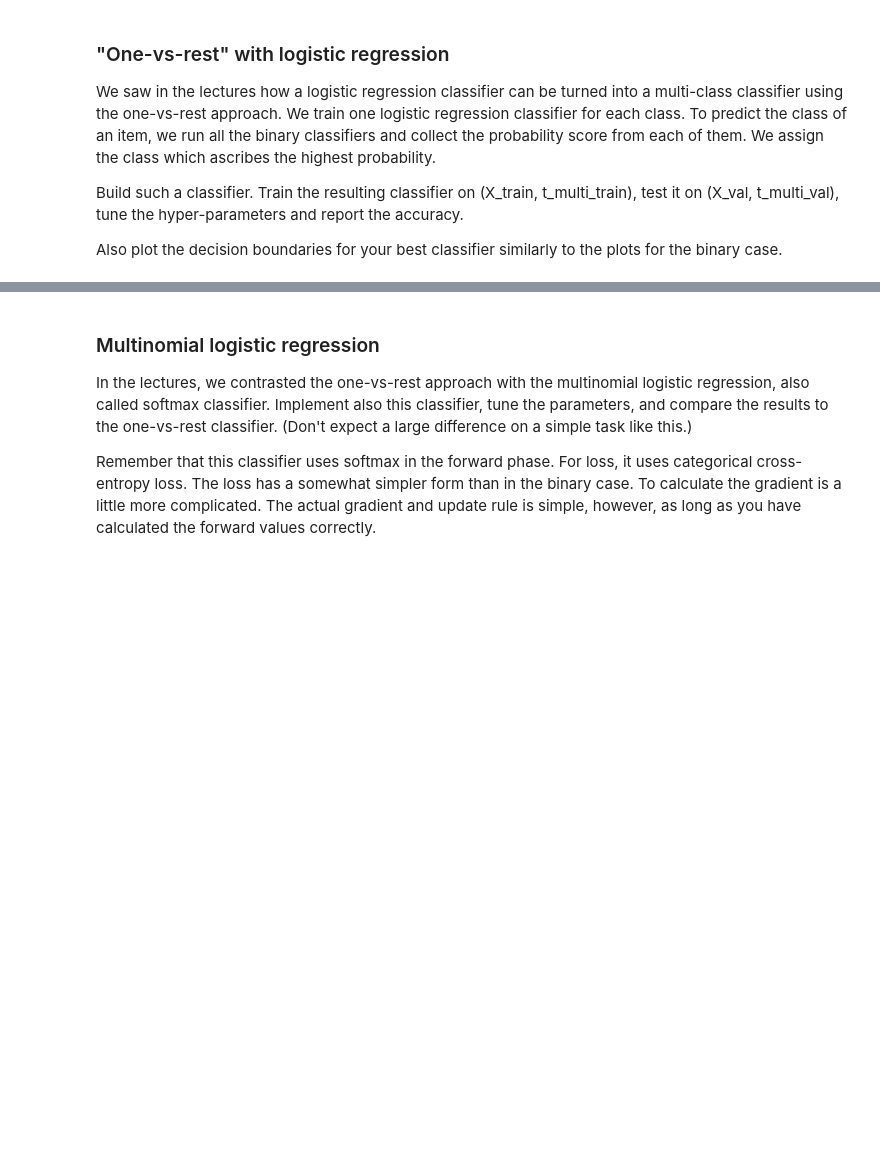
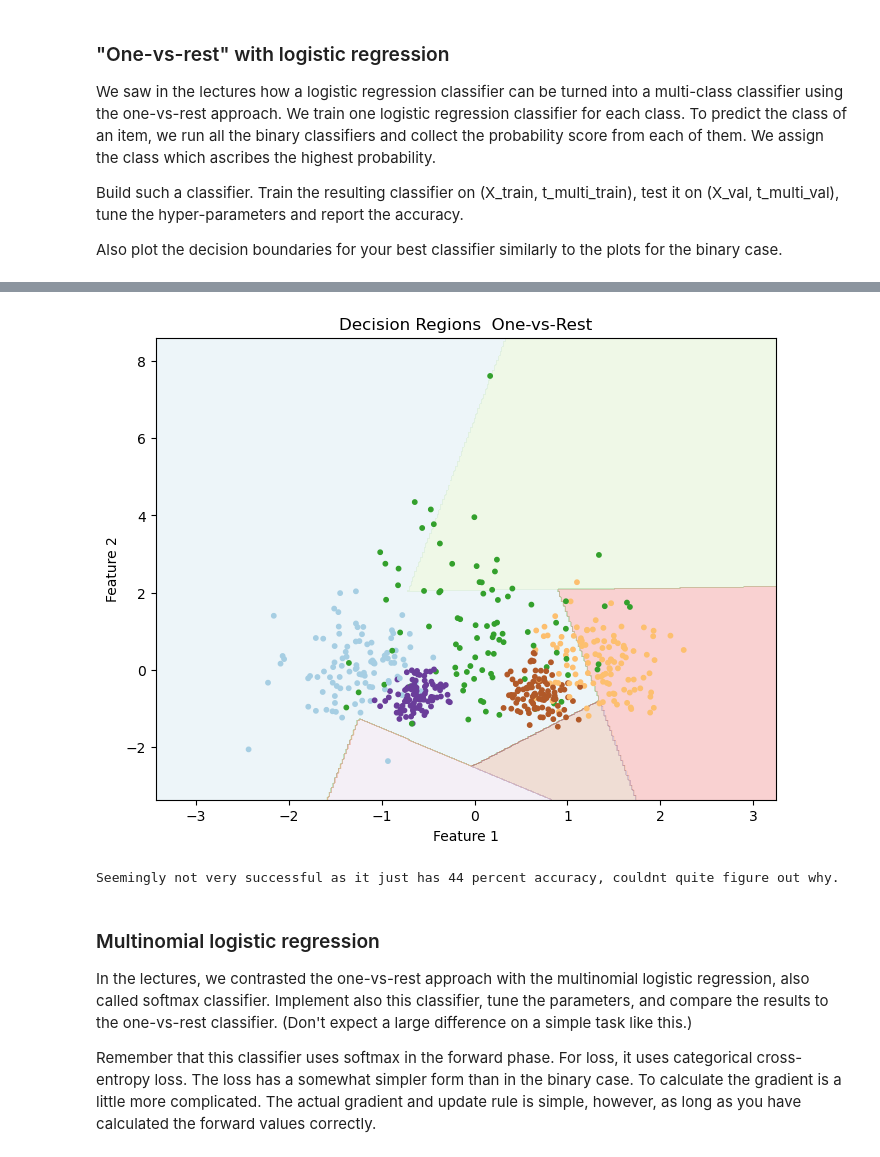
Before and after one commit to EliasTRuud/IN4050, a Jupyter notebook: Obligs/Assignment2/in4050_2024_assignment2.ipynb, the cells around one changed output, grey strips where cells are left out. Cells and saved outputs as stored; diff of their text form; code cells hidden in the pictures; blank space fills up the shorter version.

```diff
--- a/Obligs/Assignment2/in4050_2024_assignment2.ipynb
+++ b/Obligs/Assignment2/in4050_2024_assignment2.ipynb
@@ -575,3 +621,53 @@ Also plot the decision boundaries for your best classifier similarly to the plot
+# %%
+# Plot multi
+def plot_decision_regions_multi(X, t, clfs, size=(8, 6)): #Slightly edited version of plot for 1 classification, edited towards workingfor multiple classes
+    """
+    Help from fellow student with this code.
+    Plot the dataset (X, t) together with the decision boundaries of the classifiers in clfs.
+
+    X: Data features
+    t: Target labels
+    clfs: List of classifiers, each one being a binary classifier as part of the one-vs-rest scheme.
+    size: Size of the plot
+    """
+
+    # Define the mesh grid
+    x_min, x_max = X[:, 0].min() - 1, X[:, 0].max() + 1
+    y_min, y_max = X[:, 1].min() - 1, X[:, 1].max() + 1
+    h = 0.02  # Step size in the mesh
+    xx, yy = np.meshgrid(np.arange(x_min, x_max, h), np.arange(y_min, y_max, h))
+
+    # Predict class for each point in the grid
+    grid_points = np.c_[xx.ravel(), yy.ravel()]
+    class_probs = np.array([clf.predict(grid_points) for clf in clfs])  # Class probabilities, assigning different class probabilites for each point, #this is the biggest difference
+    Z = np.argmax(class_probs, axis=0)  # Class with the highest probability
+
+    Z = Z.reshape(xx.shape)
+
+    plt.figure(figsize=size)
+
+    # Put the result into a color plot
+    plt.contourf(xx, yy, Z, alpha=0.2, cmap='Paired')
+
+    # Plot the data points
+    plt.scatter(X[:, 0], X[:, 1], c=t, s=10.0, cmap='Paired')
+
+    # Define plot range and titles
+    plt.xlim(xx.min(), xx.max())
+    plt.ylim(yy.min(), yy.max())
+    plt.title("Decision Regions  One-vs-Rest")
+    plt.xlabel("Feature 1")
+    plt.ylabel("Feature 2")
+
+
+plot_decision_regions_multi(X_val, t_multi_val, custom_ovr.models)
+
+plt.show()
+
+print("Seemingly not very successful as it just has 44 percent accuracy, couldnt quite figure out why.")
+# %% [output]
+[figure, added]
+Seemingly not very successful as it just has 44 percent accuracy, couldnt quite figure out why.
 # %% [markdown]
 ### Multinomial logistic regression
 In the lectures, we contrasted the one-vs-rest approach with the multinomial logistic regression, also called softmax classifier. Implement also this classifier, tune the parameters, and compare the results to the one-vs-rest classifier. (Don't expect a large difference on a simple task like this.)
```
Also changed, not shown: parts of 10 cells of this notebook, 2 other files.
